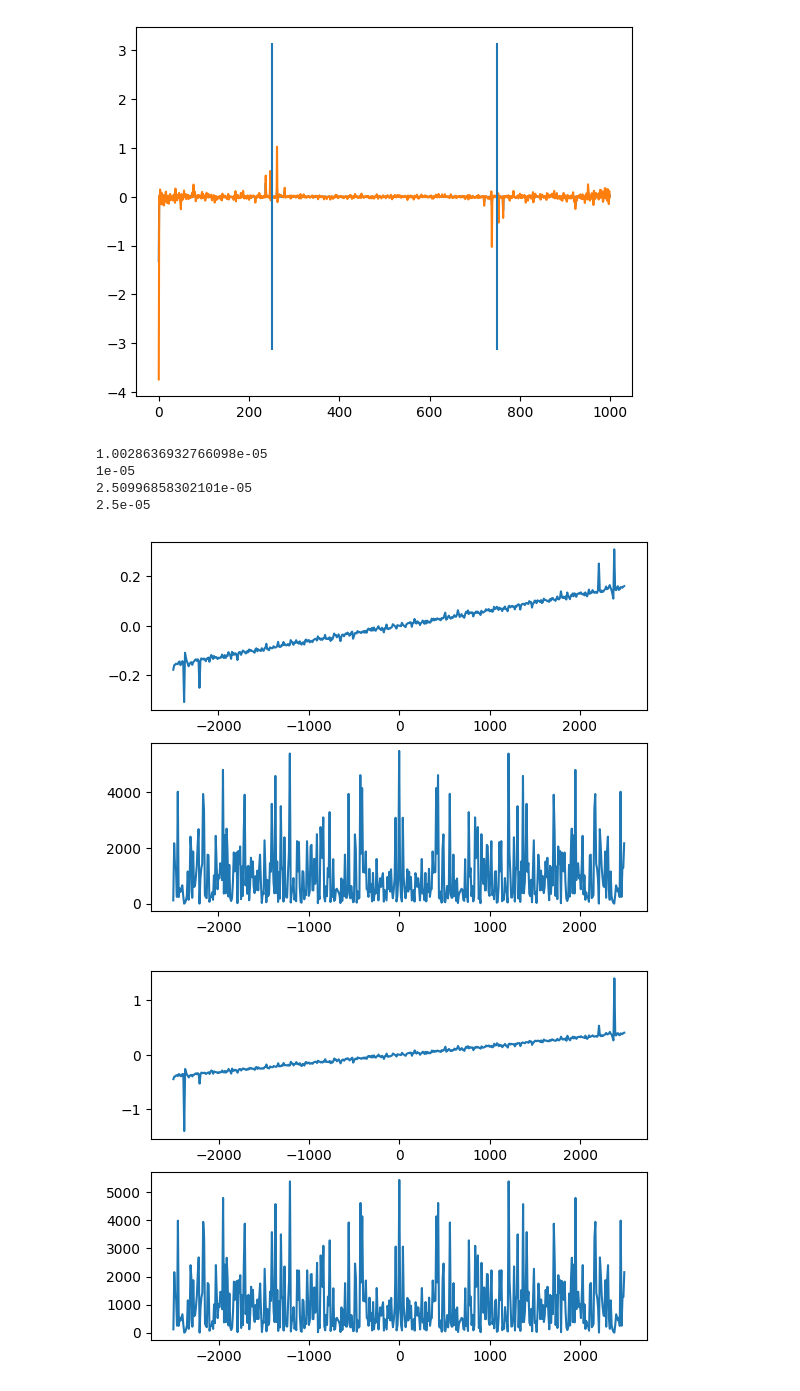
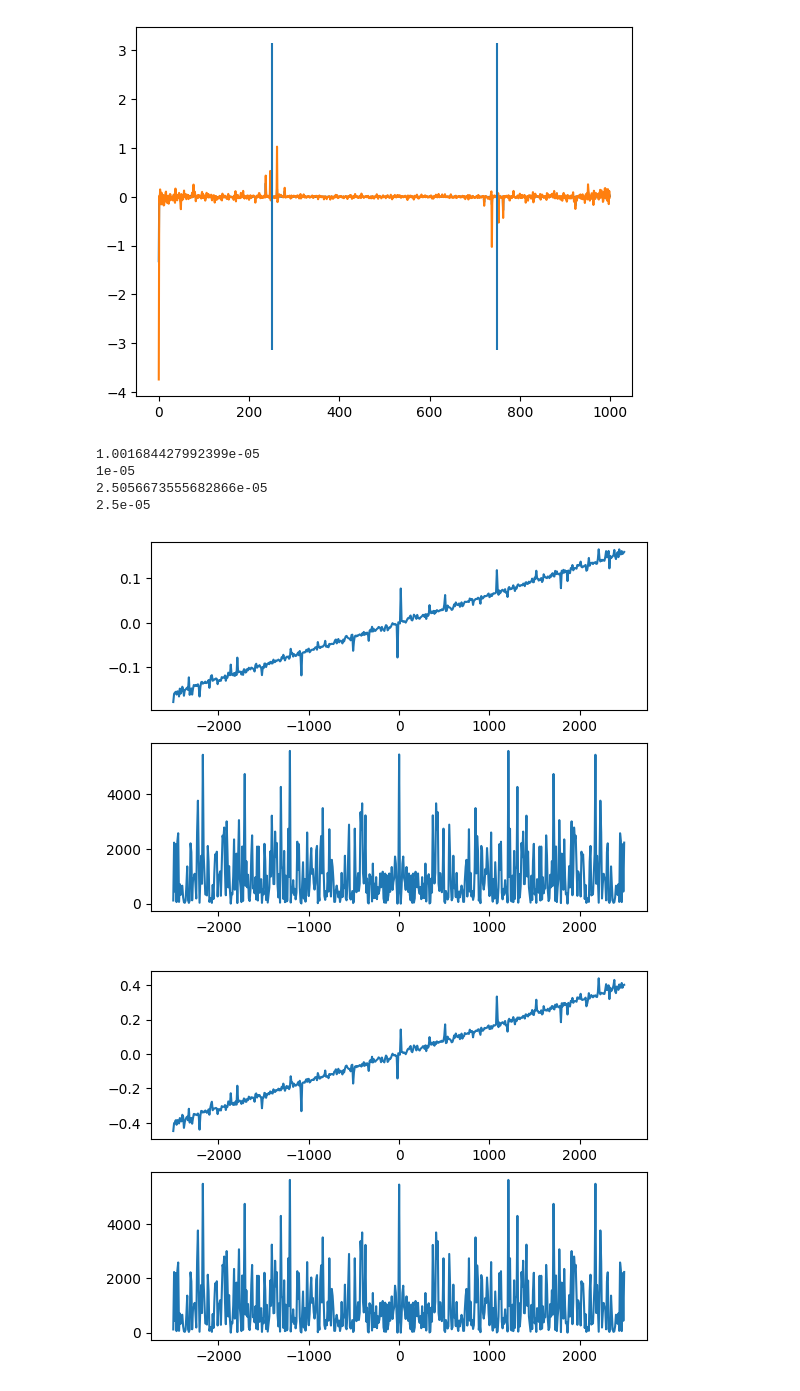
Before and after one commit to icyveins7/pydsproutines, a Jupyter notebook: notebooks/Xcorr_Approach_CRB.ipynb, the cells around one changed output. Drawn from its saved outputs; the diff is of its cells as text; code cells hidden in the pictures.

```diff
--- a/notebooks/Xcorr_Approach_CRB.ipynb
+++ b/notebooks/Xcorr_Approach_CRB.ipynb
@@ -559,42 +559,46 @@ plt.vlines([ccf1angle.size/4, ccf1angle.size/4*3], -np.pi, np.pi)
 [figure]
 # %%
 def quick_phase_regressor(rx1, rx2):
+    # Pad zeroes? # This doesn't help, the artifacts appear everywhere now
+    rx1 = np.pad(rx1, (0,100))
+    rx2 = np.pad(rx2, (0,100))
+
     xfft = np.fft.fft(rx1)
     yfft = np.fft.fft(rx2)
     freqvec = makeFreq(rx1.size, fs)
 
     ccf = xfft * yfft.conj()
 
     ccf = np.hstack((ccf[-ccf.size//4:], ccf[:ccf.size//4]))
     freqvec = np.hstack((freqvec[-freqvec.size//4:], freqvec[:freqvec.size//4]))
 
     fig, ax = plt.subplots(2,1)
     ax[0].plot(freqvec, np.angle(ccf))
     ax[1].plot(freqvec, np.abs(ccf))
 
     # Weighted linear fit phase
     w = np.abs(ccf) # np.abs(ccf) # 1.0
     m = np.linalg.lstsq((np.sqrt(w) * freqvec).reshape((-1,1)),
                         np.sqrt(w) * np.angle(ccf), rcond=None)[0]
 
 
     td = m/(2*np.pi)
 
     return td, ccf, freqvec
 
 td,ccf,freqvec = quick_phase_regressor(sigslice, slice1)
 print(td[0])
 print(tau1)
 td,ccf,freqvec = quick_phase_regressor(sigslice, slice2)
 print(td[0])
 print(tau2)
 # %% [output]
-1.0028636932766098e-05
+1.001684427992399e-05
 1e-05
-2.50996858302101e-05
+2.5056673555682866e-05
 2.5e-05
-[figure, old version]
+[figure, new version]
-[figure, old version]
+[figure, new version]
 # %% [markdown]
 ## Phase of Slices of Noiseless Signals Display Large Correlated Phase Shifts
 
```
Also changed, not shown: parts of 1 cell of this notebook.
